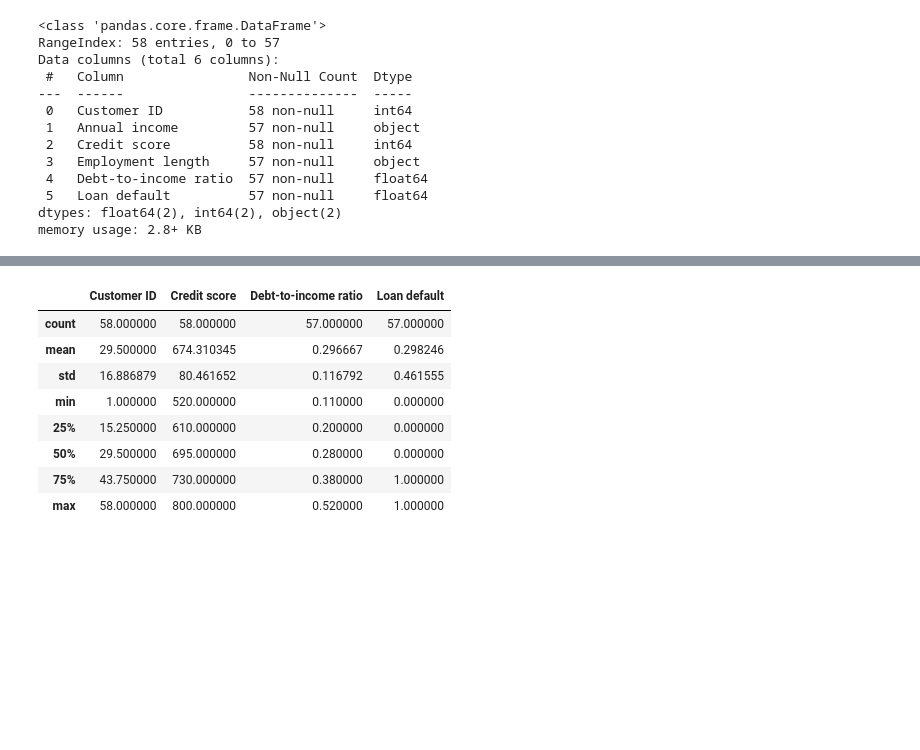
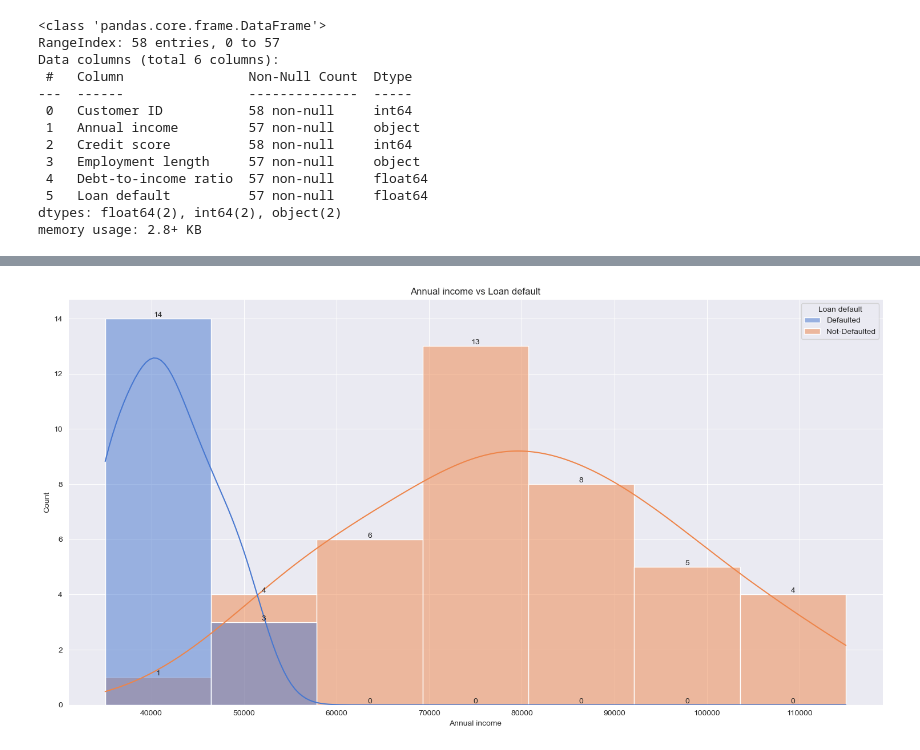
Before and after one commit to adeke910/Loan-Default, a Jupyter notebook: loan_default.ipynb, the cells around one changed output, grey strips where cells are left out. Saved outputs shown, nothing was run; the diff lists cells and outputs as text; code cells hidden in the pictures; blank space fills up the shorter version.

```diff
--- a/loan_default.ipynb
+++ b/loan_default.ipynb
@@ -114,12 +242,11 @@ ValueError: invalid literal for int() with base 10: '65,000'
-# %%
-data_df.describe()
-# %% [output]
-|  | Customer ID | Credit score | Debt-to-income ratio | Loan default |
-| count | 58.000000 | 58.000000 | 57.000000 | 57.000000 |
-| mean | 29.500000 | 674.310345 | 0.296667 | 0.298246 |
-| std | 16.886879 | 80.461652 | 0.116792 | 0.461555 |
-| min | 1.000000 | 520.000000 | 0.110000 | 0.000000 |
-| 25% | 15.250000 | 610.000000 | 0.200000 | 0.000000 |
-| 50% | 29.500000 | 695.000000 | 0.280000 | 0.000000 |
-| 75% | 43.750000 | 730.000000 | 0.380000 | 1.000000 |
-| max | 58.000000 | 800.000000 | 0.520000 | 1.000000 |
+# %%
+# Visualizing Feature Variable - Annual Income
+plt.figure(figsize=(15,8))
+ax = sns.histplot(x='Annual income', hue="Loan default", data=data_df.sort_values(by=['Annual income'],ascending=True), kde=True)
+for container in ax.containers:
+    ax.bar_label(container)
+plt.title("Annual income vs Loan default")
+plt.tight_layout()
+plt.show()
+# %% [output]
+[figure, added]
```
Also changed, not shown: parts of 37 cells of this notebook.
